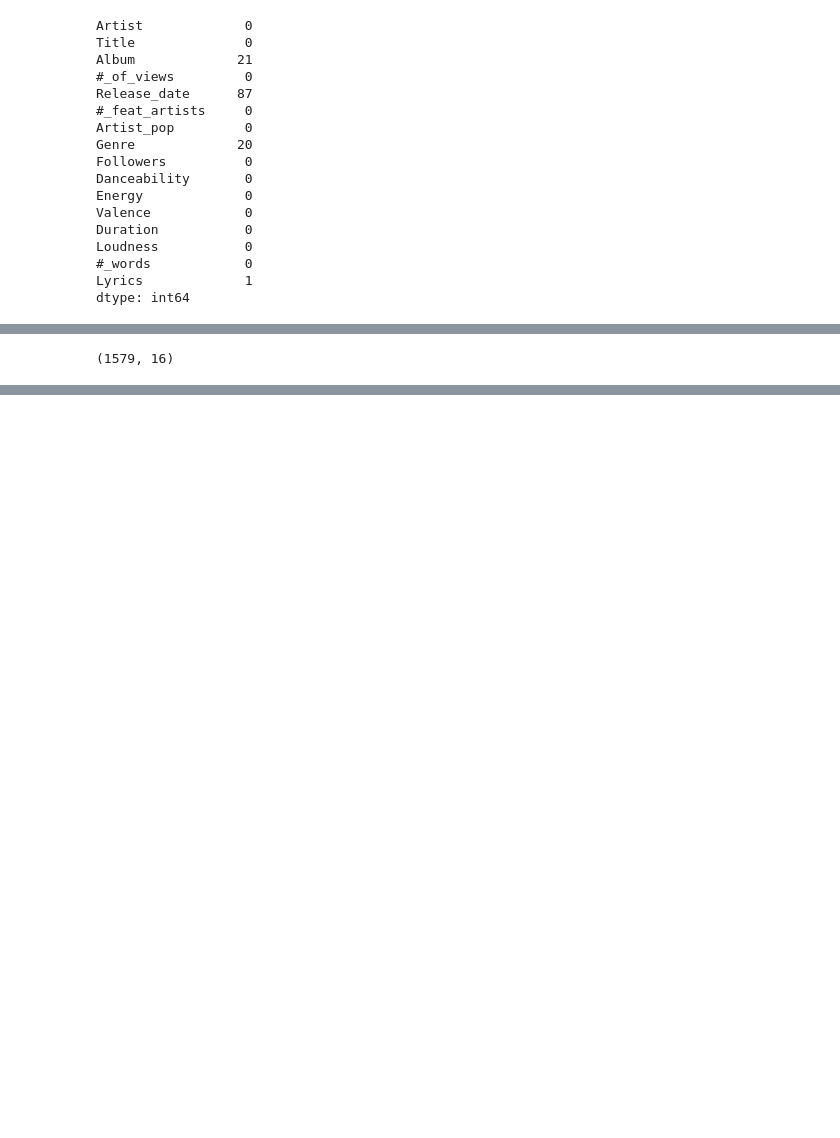
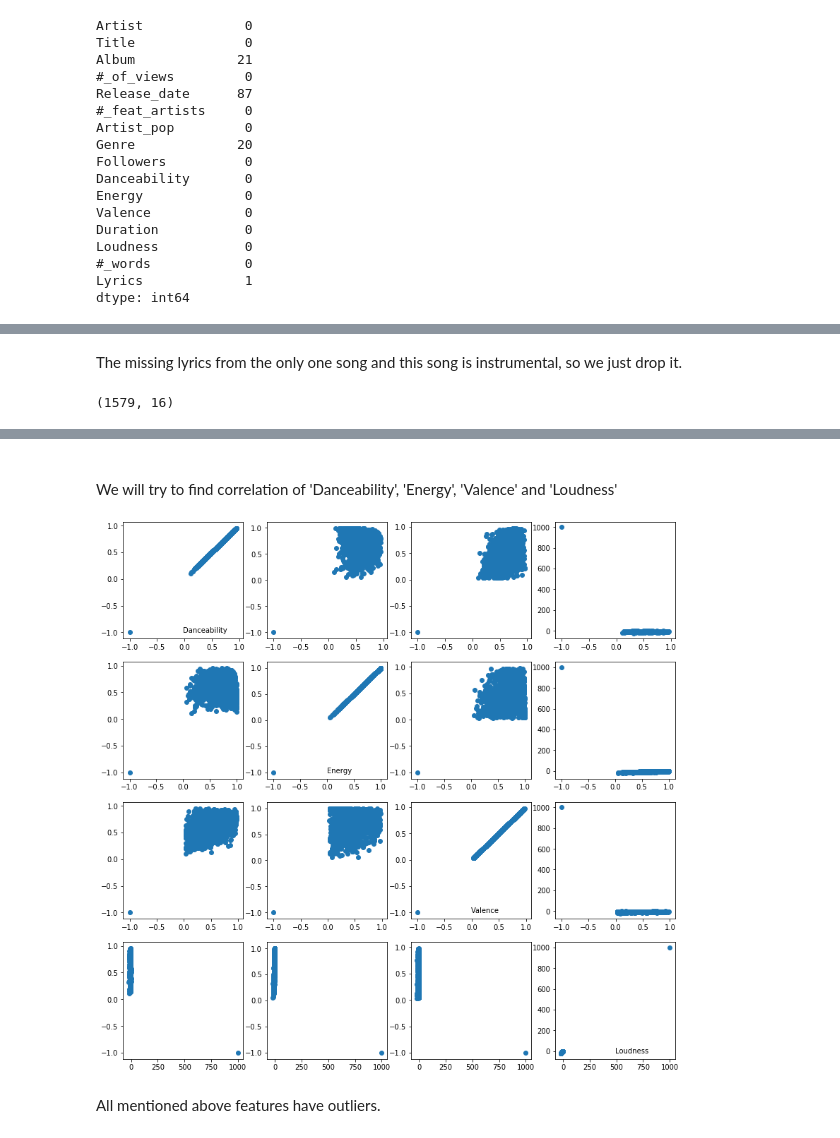
Before and after one commit to ccamp032/Music-Mood-Analysis, a Jupyter notebook: Phase_2_data_analysis/LyricDataset_Dmitri.ipynb, the cells around one changed output, grey strips where cells are left out. Saved outputs shown, nothing was run; the diff lists cells and outputs as text; code cells hidden in the pictures; blank space fills up the shorter version.

Commit message:
cleaning/analysis for 4 features
Dance, Loud, Val, Ener

```diff
--- a/Phase_2_data_analysis/LyricDataset_Dmitri.ipynb
+++ b/Phase_2_data_analysis/LyricDataset_Dmitri.ipynb
@@ -89,4 +91,4 @@ data[data['Genre'].isnull()]
 # %%
 data['Genre'].fillna('hip hop', inplace = True)
 # %%
-data = data.dropna(subset = ['Lyrics'])
+data[data['Lyrics'].isnull()]
@@ -93,3 +98,8 @@ data = data.dropna(subset = ['Lyrics'])
+# %% [markdown]
+The missing lyrics from the only one song and this song is instrumental, so we just drop it.
+# %%
+data.dropna(subset = ['Lyrics'], inplace = True)
+data.reset_index(drop = True, inplace = True)
 # %%
 data.shape
 # %% [output]
@@ -121,3 +131,21 @@ data.head()
 | 2 | Miranda Lambert | Little Red Wagon | Platinum | 29992 | 2014-06-03 | 0 | 74 | contemporary country / country / ... | 2184569 | ... |
 | 3 | Miranda Lambert | Mama’s Broken Heart | Four the Record | 29986 | 2013-01-14 | 0 | 74 | contemporary country / country / ... | 2184569 | ... |
 | 4 | Miranda Lambert | Somethin’ Bad | Platinum | 26966 | 2014-05-19 | 1 | 74 | contemporary country / country / ... | 2184569 | ... |
+# %% [markdown]
+<br>
+We will try to find correlation of 'Danceability', 'Energy', 'Valence' and 'Loudness'
+# %%
+plt.figure(figsize = (14, 14))
+data_names = ['Danceability', 'Energy', 'Valence', 'Loudness']
+for i in range(16):
+    plt.subplot(4, 4, i + 1)
+    x = i // 4
+    y = i % 4
+
+    plt.scatter(data[data_names[x]], data[data_names[y]])
+    if x == y:
+        plt.annotate(data_names[x], xy=(0.5, 0.05), xycoords='axes fraction')
+# %% [output]
+[figure, added]
+# %% [markdown]
+All mentioned above features have outliers.<br>
```
Also changed, not shown: parts of 7 cells of this notebook.
